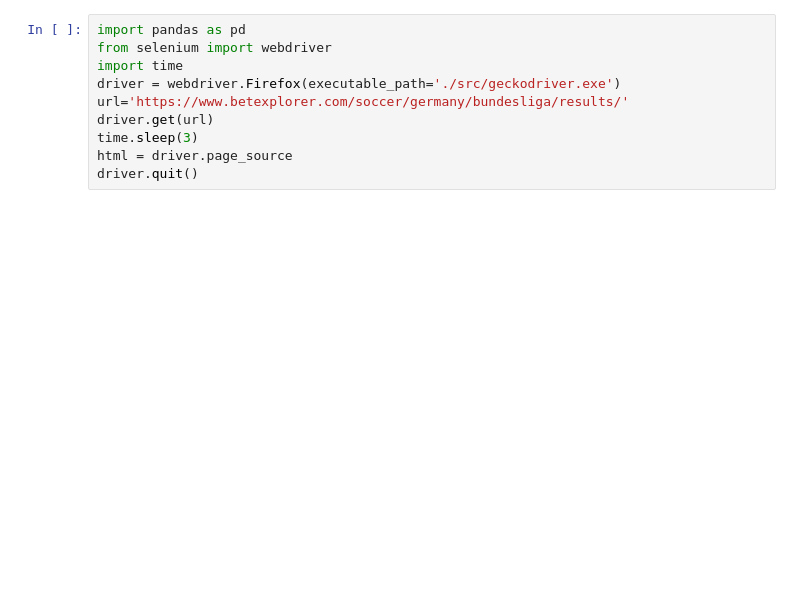
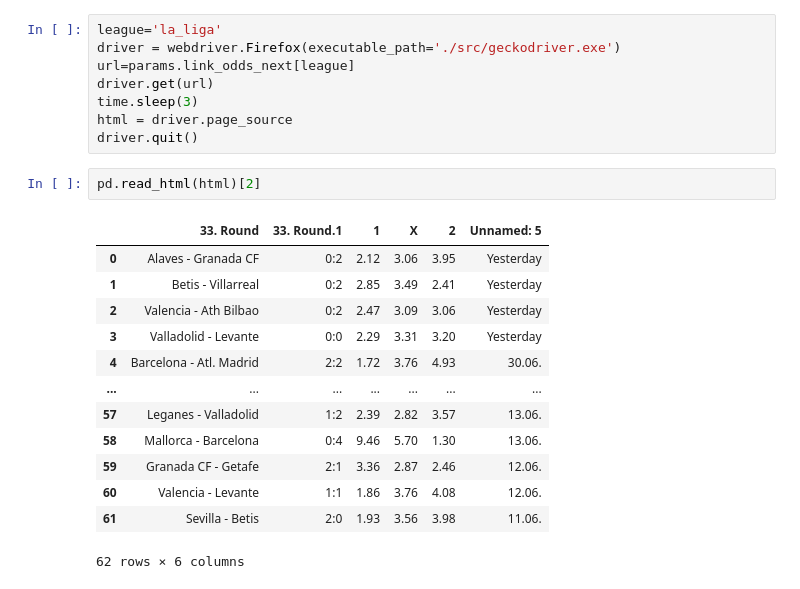
Before and after one commit to luisgzaparolli/betmachine, a Jupyter notebook: Untitled.ipynb, the cells around one changed output. Drawn from its saved outputs; the diff is of its cells as text; blank space fills up the shorter version.

```diff
--- a/Untitled.ipynb
+++ b/Untitled.ipynb
@@ -1,10 +33,24 @@
 # %%
-import pandas as pd
-from selenium import webdriver
-import time
+league='la_liga'
 driver = webdriver.Firefox(executable_path='./src/geckodriver.exe')
-url='https://www.betexplorer.com/soccer/germany/bundesliga/results/'
+url=params.link_odds_next[league]
 driver.get(url)
 time.sleep(3)
 html = driver.page_source
 driver.quit()
+# %%
+pd.read_html(html)[2]
+# %% [output]
+|  | 33. Round | 33. Round.1 | 1 | X | 2 | Unnamed: 5 |
+| 0 | Alaves - Granada CF | 0:2 | 2.12 | 3.06 | 3.95 | Yesterday |
+| 1 | Betis - Villarreal | 0:2 | 2.85 | 3.49 | 2.41 | Yesterday |
+| 2 | Valencia - Ath Bilbao | 0:2 | 2.47 | 3.09 | 3.06 | Yesterday |
+| 3 | Valladolid - Levante | 0:0 | 2.29 | 3.31 | 3.20 | Yesterday |
+| 4 | Barcelona - Atl. Madrid | 2:2 | 1.72 | 3.76 | 4.93 | 30.06. |
+| ... | ... | ... | ... | ... | ... | ... |
+| 57 | Leganes - Valladolid | 1:2 | 2.39 | 2.82 | 3.57 | 13.06. |
+| 58 | Mallorca - Barcelona | 0:4 | 9.46 | 5.70 | 1.30 | 13.06. |
+| 59 | Granada CF - Getafe | 2:1 | 3.36 | 2.87 | 2.46 | 12.06. |
+| 60 | Valencia - Levante | 1:1 | 1.86 | 3.76 | 4.08 | 12.06. |
+| 61 | Sevilla - Betis | 2:0 | 1.93 | 3.56 | 3.98 | 11.06. |
+62 rows × 6 columns
```
Also changed, not shown: parts of 18 cells of this notebook, 14 other files.
